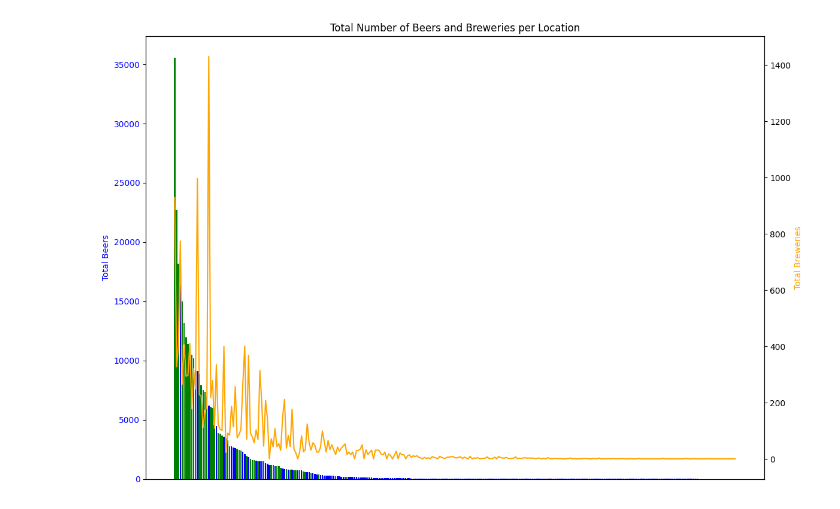
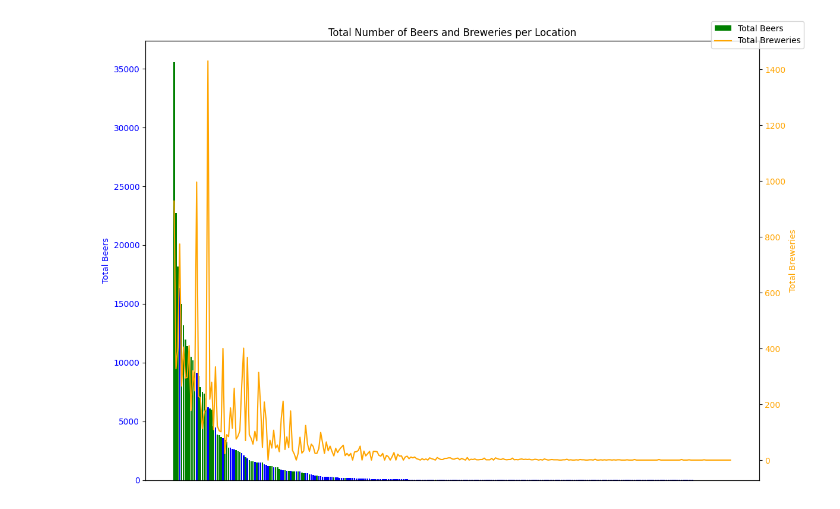
Before and after one commit to epfl-ada/ada-2024-project-x0x0, a Jupyter notebook: modules/1.ipynb, the cells around one changed output. Drawn from its saved outputs; the diff is of its cells as text; code cells hidden in the pictures.

```diff
--- a/modules/1.ipynb
+++ b/modules/1.ipynb
@@ -1,49 +1,42 @@
 # %%
 import pandas as pd
-import numpy as np
 import matplotlib.pyplot as plt
-%matplotlib inline
-import seaborn as sns
-import math
 
-
-
-
-
-#number of beers per location
+# Number of beers per location
 breweries = pd.read_csv('minimizedData/BA_breweries_small.csv')
 
-#Calculating the number of beers and breweries produced by each location
+# Calculating the number of beers and breweries produced by each location
 country_stats = breweries.groupby('location').agg(
     total_breweries=('id', 'nunique'),
     total_beers=('nbr_beers', 'sum')
 ).reset_index()
 
-
-
-
 # Plotting the total number of beers and breweries for each location
-
 country_stats = country_stats.sort_values(by='total_beers', ascending=False)
 fig, ax1 = plt.subplots(figsize=(12, 8))
 
 bar_colors = ['green' if country.startswith('United States,') else 'blue' for country in country_stats['location']]
 
 # Bar plot for total beers
-ax1.bar(country_stats['location'], country_stats['total_beers'], color=bar_colors, label='Total Beers')
-#ax1.set_xlabel('Country')
+bars = ax1.bar(country_stats['location'], country_stats['total_beers'], color=bar_colors, label='Total Beers')
 ax1.set_ylabel('Total Beers', color='blue')
 ax1.tick_params(axis='y', labelcolor='blue')
-plt.xticks([])
 
-#Overlay line plot for total breweries
+plt.xticks([])  # Remove x-tick labels for clarity
+
+# Overlay line plot for total breweries
 ax2 = ax1.twinx()
-ax2.plot(country_stats['location'], country_stats['total_breweries'], color='orange', label='Total Breweries')
+line, = ax2.plot(country_stats['location'], country_stats['total_breweries'], color='orange', label='Total Breweries')
 ax2.set_ylabel('Total Breweries', color='orange')
-plt.xticks([])
+ax2.tick_params(axis='y', labelcolor='orange')
+
+# Add a combined legend
+fig.legend([bars, line], ['Total Beers', 'Total Breweries'], loc='upper right')
+
+# Adjust layout and save the plot
 
 plt.title('Total Number of Beers and Breweries per Location')
-fig.tight_layout()
+plt.tight_layout()
 plt.savefig("modules/1.png")
 # %% [output]
-[figure, old version]
+[figure, new version]
```
Also changed, not shown: 5 other files.
